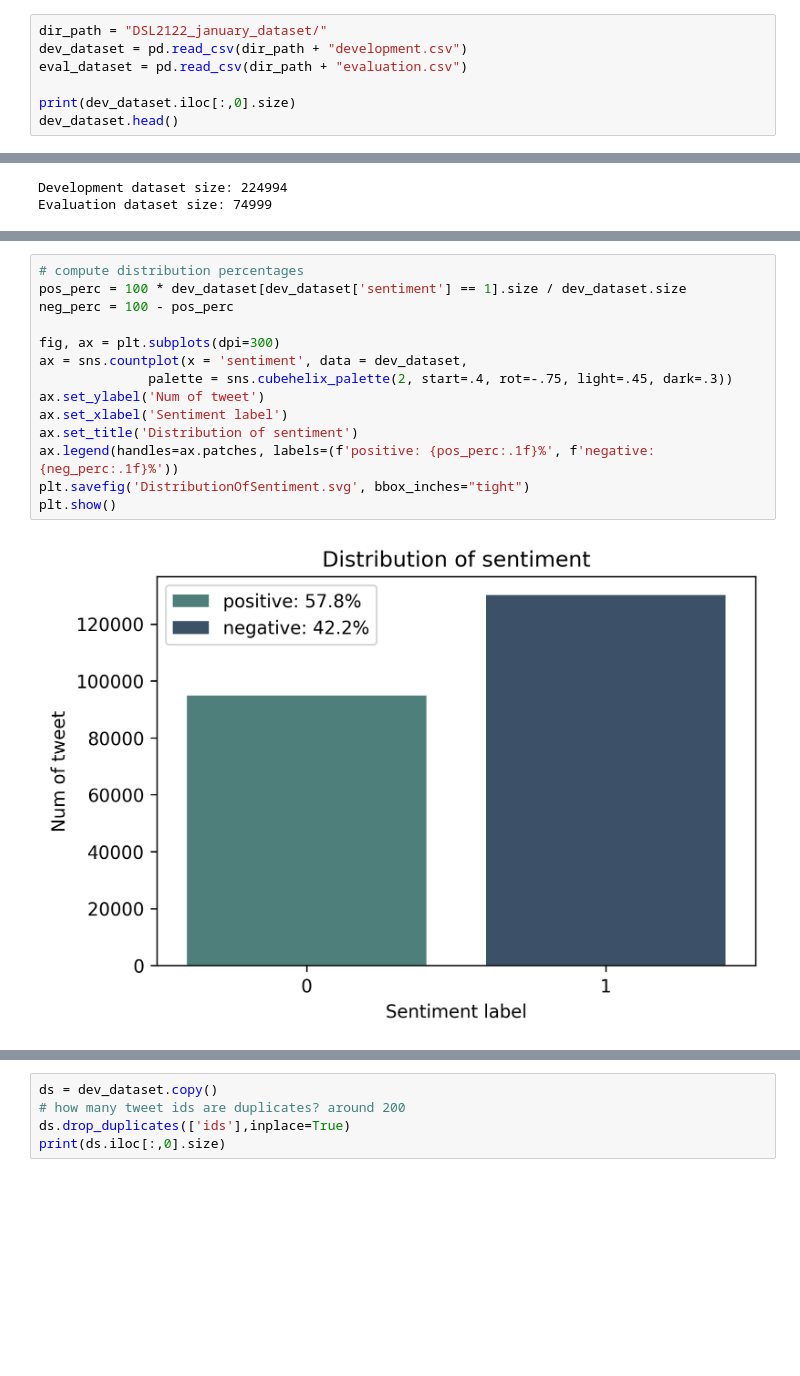
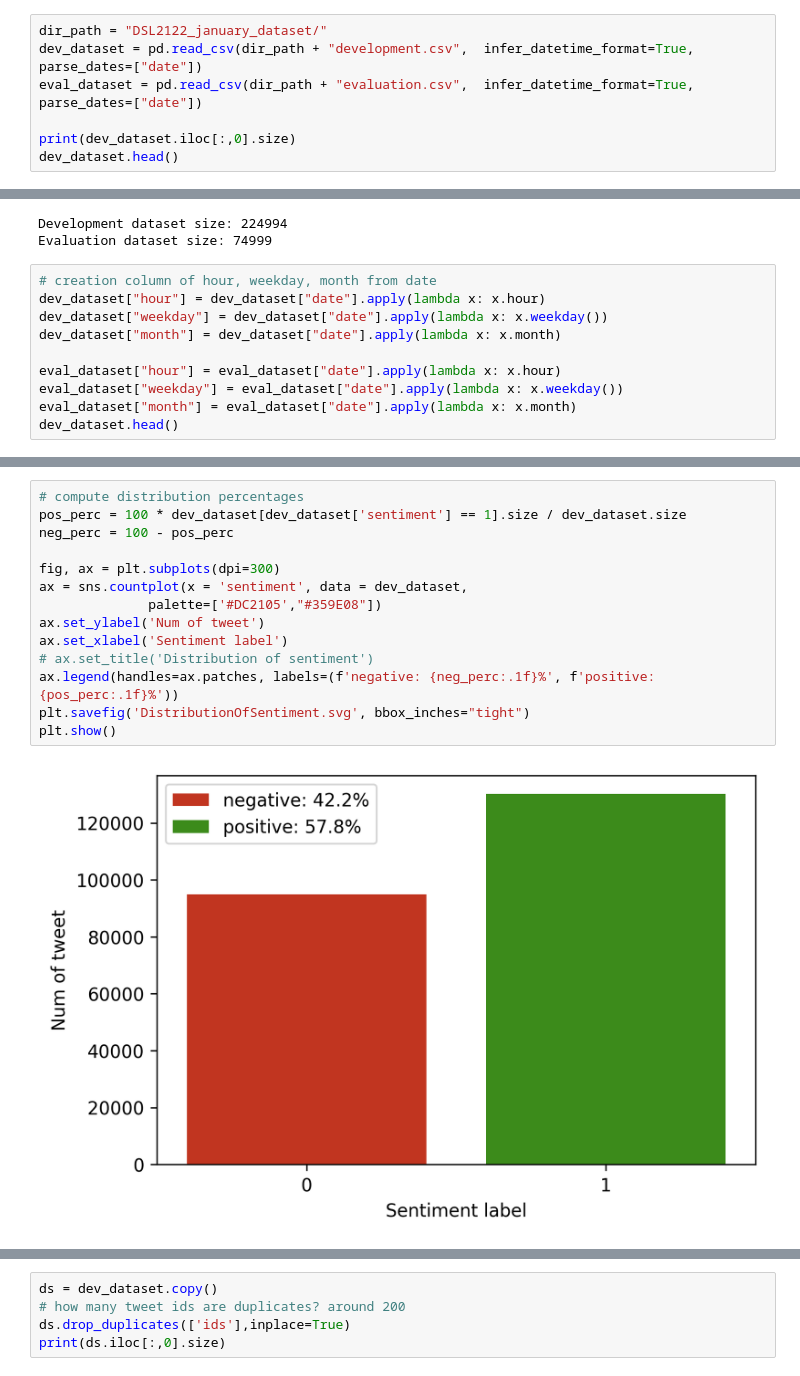
Before and after one commit to MatteoM95/Twitter-Sentiment-Analisys, a Jupyter notebook: Project_DSL_january_2022_v3.ipynb, the cells around one changed output, grey strips where cells are left out. Saved outputs shown, nothing was run; the diff lists cells and outputs as text; blank space fills up the shorter version.

Commit message:
Date added as feature

```diff
--- a/Project_DSL_january_2022_v3.ipynb
+++ b/Project_DSL_january_2022_v3.ipynb
@@ -108,8 +106,8 @@ Furthermore, the quality of the informations is low: there are a lot of missing
 Due to the previously explained problems about the tweets, in the following steps (especially in the Preprocessing one) we will see that a non-invasive text cleaning approach pays more for this text classification task, since in some tweets there are so few features that even the user mentioned (’@’) could be useful to classify a tweet.
 # %%
 dir_path = "DSL2122_january_dataset/"
-dev_dataset = pd.read_csv(dir_path + "development.csv")
-eval_dataset = pd.read_csv(dir_path + "evaluation.csv")
+dev_dataset = pd.read_csv(dir_path + "development.csv",  infer_datetime_format=True, parse_dates=["date"])
+eval_dataset = pd.read_csv(dir_path + "evaluation.csv",  infer_datetime_format=True, parse_dates=["date"])
 
 print(dev_dataset.iloc[:,0].size)
 dev_dataset.head()
@@ -143,3 +141,13 @@ print(f"Evaluation dataset size: {eval_dataset['text'].size}")
 # %% [output]
 Development dataset size: 224994
 Evaluation dataset size: 74999
+# %%
+# creation column of hour, weekday, month from date
+dev_dataset["hour"] = dev_dataset["date"].apply(lambda x: x.hour)
+dev_dataset["weekday"] = dev_dataset["date"].apply(lambda x: x.weekday())
+dev_dataset["month"] = dev_dataset["date"].apply(lambda x: x.month)
+
+eval_dataset["hour"] = eval_dataset["date"].apply(lambda x: x.hour)
+eval_dataset["weekday"] = eval_dataset["date"].apply(lambda x: x.weekday())
+eval_dataset["month"] = eval_dataset["date"].apply(lambda x: x.month)
+dev_dataset.head()
@@ -146,16 +183,16 @@ Evaluation dataset size: 74999
 # %%
 # compute distribution percentages
 pos_perc = 100 * dev_dataset[dev_dataset['sentiment'] == 1].size / dev_dataset.size
 neg_perc = 100 - pos_perc
 
 fig, ax = plt.subplots(dpi=300)
 ax = sns.countplot(x = 'sentiment', data = dev_dataset,
-              palette = sns.cubehelix_palette(2, start=.4, rot=-.75, light=.45, dark=.3))
+              palette=['#DC2105',"#359E08"])
 ax.set_ylabel('Num of tweet')
 ax.set_xlabel('Sentiment label')
-ax.set_title('Distribution of sentiment')
-ax.legend(handles=ax.patches, labels=(f'positive: {pos_perc:.1f}%', f'negative: {neg_perc:.1f}%'))
+# ax.set_title('Distribution of sentiment')
+ax.legend(handles=ax.patches, labels=(f'negative: {neg_perc:.1f}%', f'positive: {pos_perc:.1f}%'))
 plt.savefig('DistributionOfSentiment.svg', bbox_inches="tight")
 plt.show()
 # %% [output]
-[figure, old version]
+[figure, new version]
```
Also changed, not shown: parts of 40 cells of this notebook, 8 other files.
